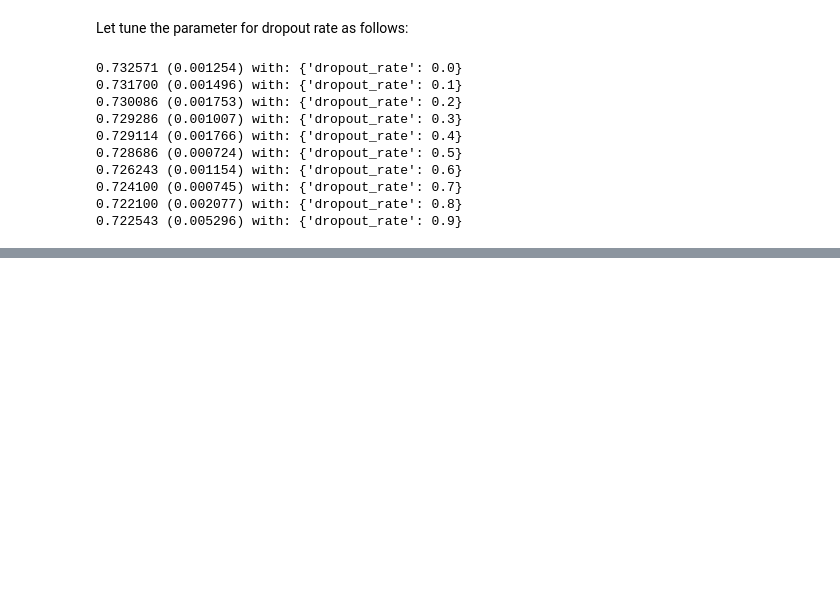
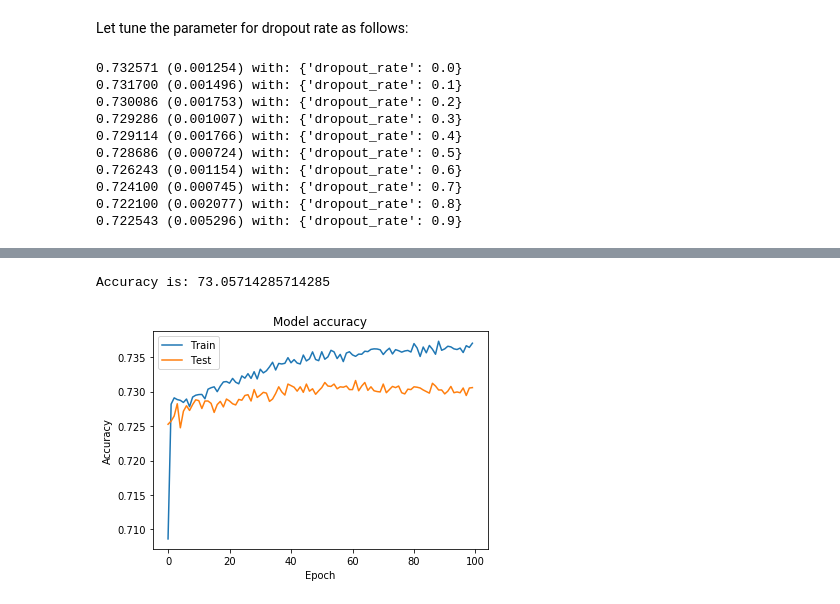
Before and after one commit to marijamladenovic94/cardio_prediction, a Jupyter notebook: cardio_model_prediction.ipynb, the cells around one changed output, grey strips where cells are left out. Cells and saved outputs as stored; diff of their text form; code cells hidden in the pictures; blank space fills up the shorter version.

```diff
--- a/cardio_model_prediction.ipynb
+++ b/cardio_model_prediction.ipynb
@@ -782,0 +877,5 @@ for mean, stdev, param in zip(means_batch_eph, stds_batch_eph, params_batch_eph)
+# %%
+#Model compile
+model_3 = model_train(optimizer='adam', activation = 'sigmoid')
+#Model fit
+history_3 = model_3.fit(X_train, y_train,validation_data = (X_test,y_test), epochs=100, batch_size=64)
@@ -782,0 +900,12 @@ for mean, stdev, param in zip(means_batch_eph, stds_batch_eph, params_batch_eph)
+# %%
+acc_3 = model_test(model_3)
+plt.plot(history_3.history['accuracy'])
+plt.plot(history_3.history['val_accuracy'])
+plt.title('Model accuracy')
+plt.ylabel('Accuracy')
+plt.xlabel('Epoch')
+plt.legend(['Train', 'Test'], loc='upper left')
+plt.show()
+# %% [output]
+Accuracy is: 73.05714285714285
+[figure, added]
```
Also changed, not shown: parts of 15 cells of this notebook.
